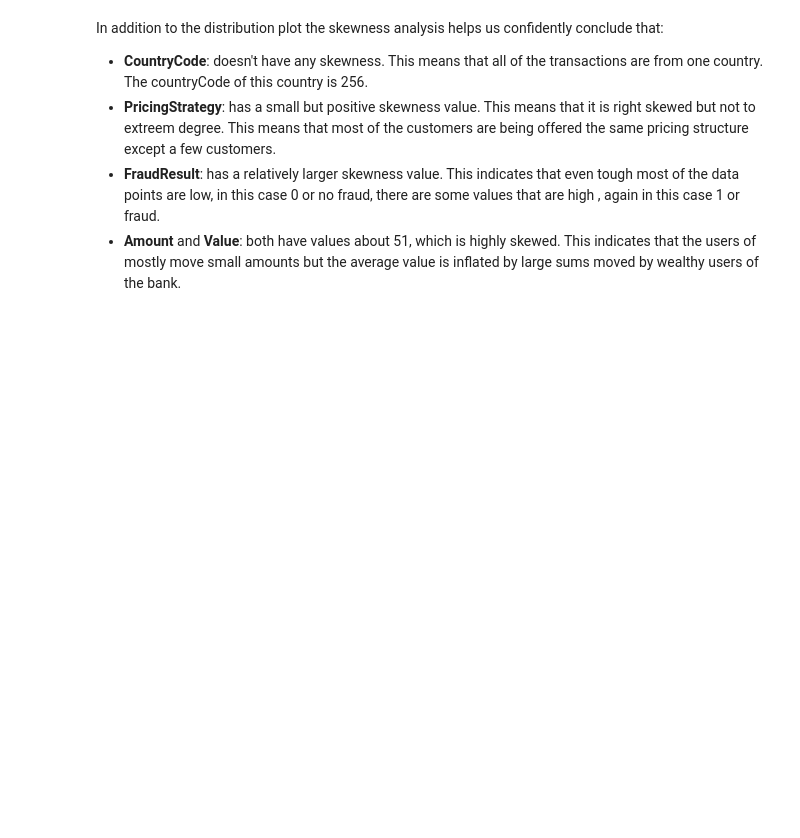
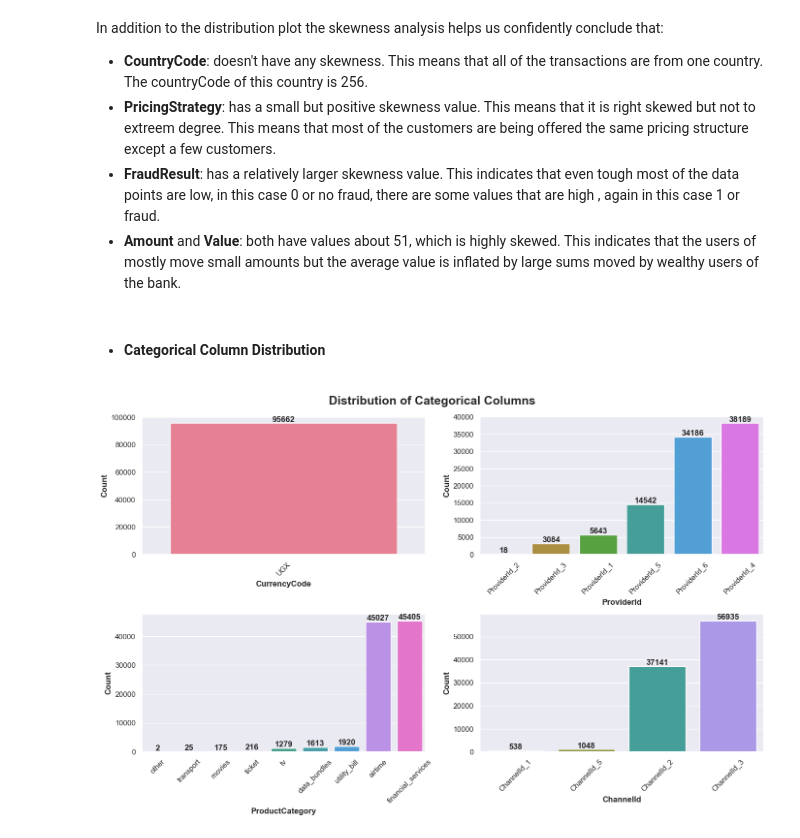
Before and after one commit to WildCayote/Bati-Bank-Credit-Scoring, a Jupyter notebook: notebooks/eda.ipynb, the cells around one changed output. Drawn from its saved outputs; the diff is of its cells as text; code cells hidden in the pictures; blank space fills up the shorter version.

Commit message:
Feat: Finished investigating and interpreting categorical data distribution

```diff
--- a/notebooks/eda.ipynb
+++ b/notebooks/eda.ipynb
@@ -119,3 +116,9 @@ In addition to the distribution plot the skewness analysis helps us confidently
 - **PricingStrategy**: has a small but positive skewness value. This means that it is right skewed but not to extreem degree. This means that most of the customers are being offered the same pricing structure except a few customers.
 - **FraudResult**: has a relatively larger skewness value. This indicates that even tough most of the data points are low, in this case 0 or no fraud, there are some values that are high , again in this case 1 or fraud.
 - **Amount** and **Value**: both have values about 51, which is highly skewed. This indicates that the users of mostly move small amounts but the average value is inflated by large sums moved by wealthy users of the bank.
+# %% [markdown]
+- #### Categorical Column Distribution
+# %%
+eda_analyzer.categorical_distribution()
+# %% [output]
+[figure, added]
```
Also changed, not shown: parts of 4 cells of this notebook.
